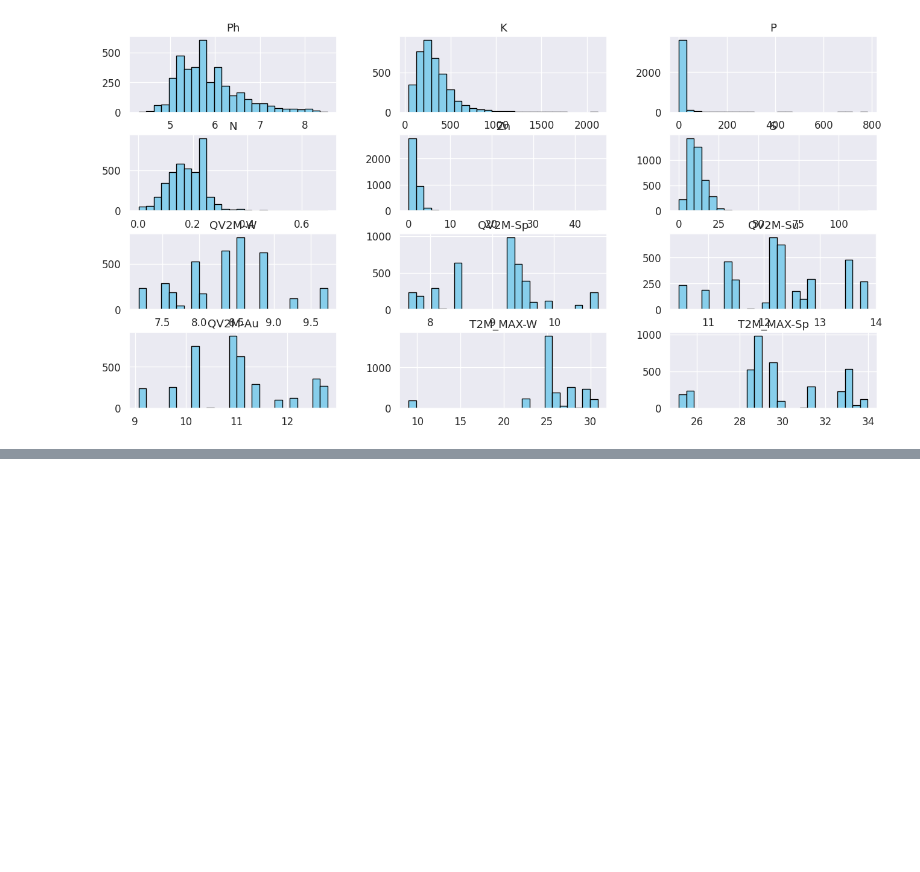
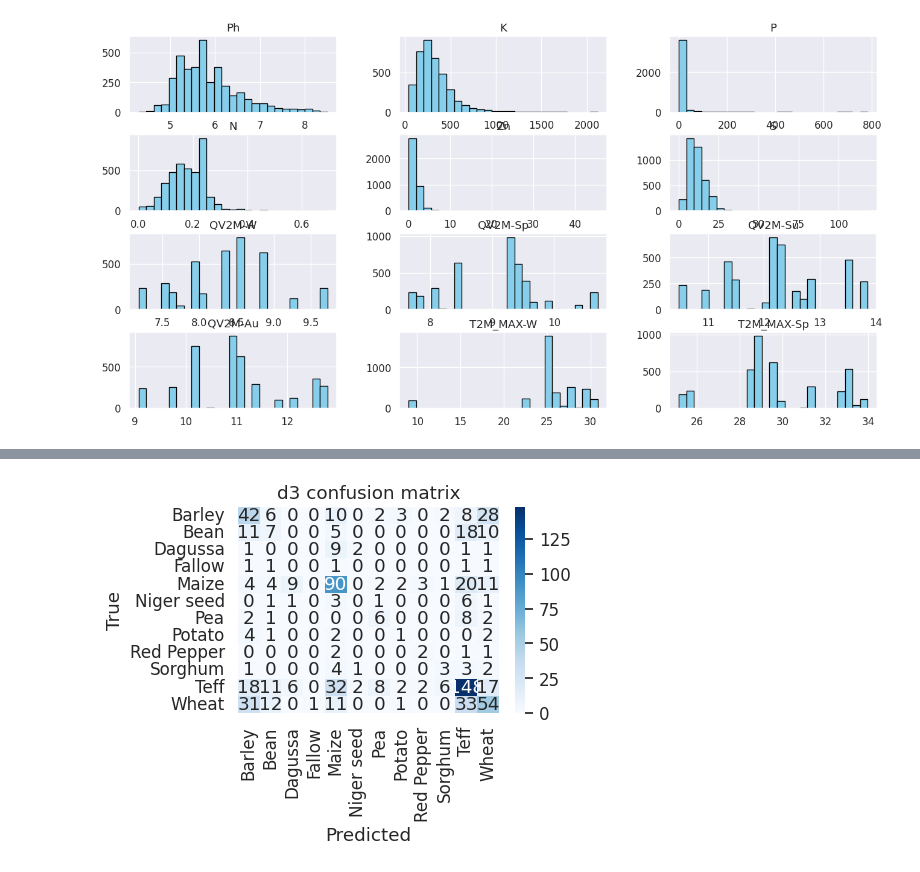
Before and after one commit to Deadman621/crop-rs, a Jupyter notebook: tabular.ipynb, the cells around one changed output, grey strips where cells are left out. Drawn from its saved outputs; the diff is of its cells as text; code cells hidden in the pictures; blank space fills up the shorter version.

Commit message:
feat: add full pipeline

```diff
--- a/tabular.ipynb
+++ b/tabular.ipynb
@@ -11,7 +62,7 @@ pd.set_option("display.float_format", lambda x: f"{x:.2f}")
 # %%
-d1 = pd.read_csv('./data/d1.csv')
-d2 = pd.read_csv('./data/d2.csv')
-d3 = pd.read_csv('./data/d3.csv')
+d1 = pd.read_csv('./data/tabular/d1.csv')
+d2 = pd.read_csv('./data/tabular/d2.csv')
+d3 = pd.read_csv('./data/tabular/d3.csv')
 
 datasets = {'d1': d1, 'd2': d2, 'd3': d3}
 # %%
@@ -209,7 +394,76 @@ def train_tabnet_on_df(df, name):
 # %%
-tabnet_models = {}
-for name, df in datasets.items():
-    print(f"\n=== Training TabNet on {name} ===")
-    model, encoder = train_tabnet_on_df(df, name)
-    tabnet_models[name] = {"model": model, "encoder": encoder}
+# Train on d3 first, then train fresh models on d1 and d2 (schemas differ, so we keep per-dataset models)
+import xgboost as xgb
+
+order = ["d3", "d1", "d2"]
+xgb_models = {}
+
+for name in order:
+    df = datasets[name]
+    print(f"\n=== Training XGBoost on {name} (rows={df.shape[0]}) ===")
+    X, y_enc, label_encoder, feat_encoders, medians, cat_cols, soilcolor_categories = preprocess_tabular(df)
+
+    X_train, X_val, y_train, y_val = train_test_split(
+        X.values,
+        y_enc,
+        test_size=0.2,
+        random_state=42,
+        stratify=y_enc,
+    )
+
+    classes, counts = np.unique(y_enc, return_counts=True)
+    class_weights = {cls: len(y_enc) / (len(classes) * count) for cls, count in zip(classes, counts)}
+    train_weights = np.array([class_weights[c] for c in y_train])
+
+    num_classes = len(label_encoder.classes_)
+    clf = XGBClassifier(
+        n_estimators=800,
+        learning_rate=0.05,
+        max_depth=8,
+        subsample=0.9,
+        colsample_bytree=0.9,
+        min_child_weight=2,
+        gamma=0.1,
+        objective="multi:softprob",
+        num_class=num_classes,
+        eval_metric=["mlogloss", "merror"],
+        tree_method="hist",
+        random_state=42,
+    )
+
+    clf.fit(
+        X_train,
+        y_train,
+        sample_weight=train_weights,
+        eval_set=[(X_val, y_val)],
+        verbose=False,
+    )
+
+    y_pred = clf.predict_proba(X_val).argmax(axis=1)
+    acc = accuracy_score(y_val, y_pred)
+    print(f"{name} validation accuracy: {acc:.3f}")
+    print("\nClassification report:\n")
+    print(classification_report(y_val, y_pred, target_names=label_encoder.classes_))
+
+    cm = confusion_matrix(y_val, y_pred)
+    fig, ax = plt.subplots(figsize=(5, 4))
+    sns.heatmap(cm, annot=True, fmt="d", cmap="Blues", xticklabels=label_encoder.classes_, yticklabels=label_encoder.classes_, ax=ax)
+    ax.set_xlabel("Predicted")
+    ax.set_ylabel("True")
+    ax.set_title(f"{name} confusion matrix")
+    plt.tight_layout()
+    plt.show()
+
+    meta = {
+        "label_encoder": label_encoder,
+        "feat_encoders": feat_encoders,
+        "medians": medians,
+        "cat_cols": cat_cols,
+        "feature_order": X.columns.tolist(),
+        "soilcolor_categories": soilcolor_categories,
+    }
+    xgb_models[name] = {"model": clf, "meta": meta}
+
+# keep backward-compatible reference for pipeline
+tabnet_models = xgb_models
 # %% [output]
@@ -218,0 +487 @@ Early stopping occurred at epoch 116 with best_epoch = 91 and best_val_accuracy
+[figure, new version]
```
Also changed, not shown: parts of 18 cells of this notebook, 6 other files.
